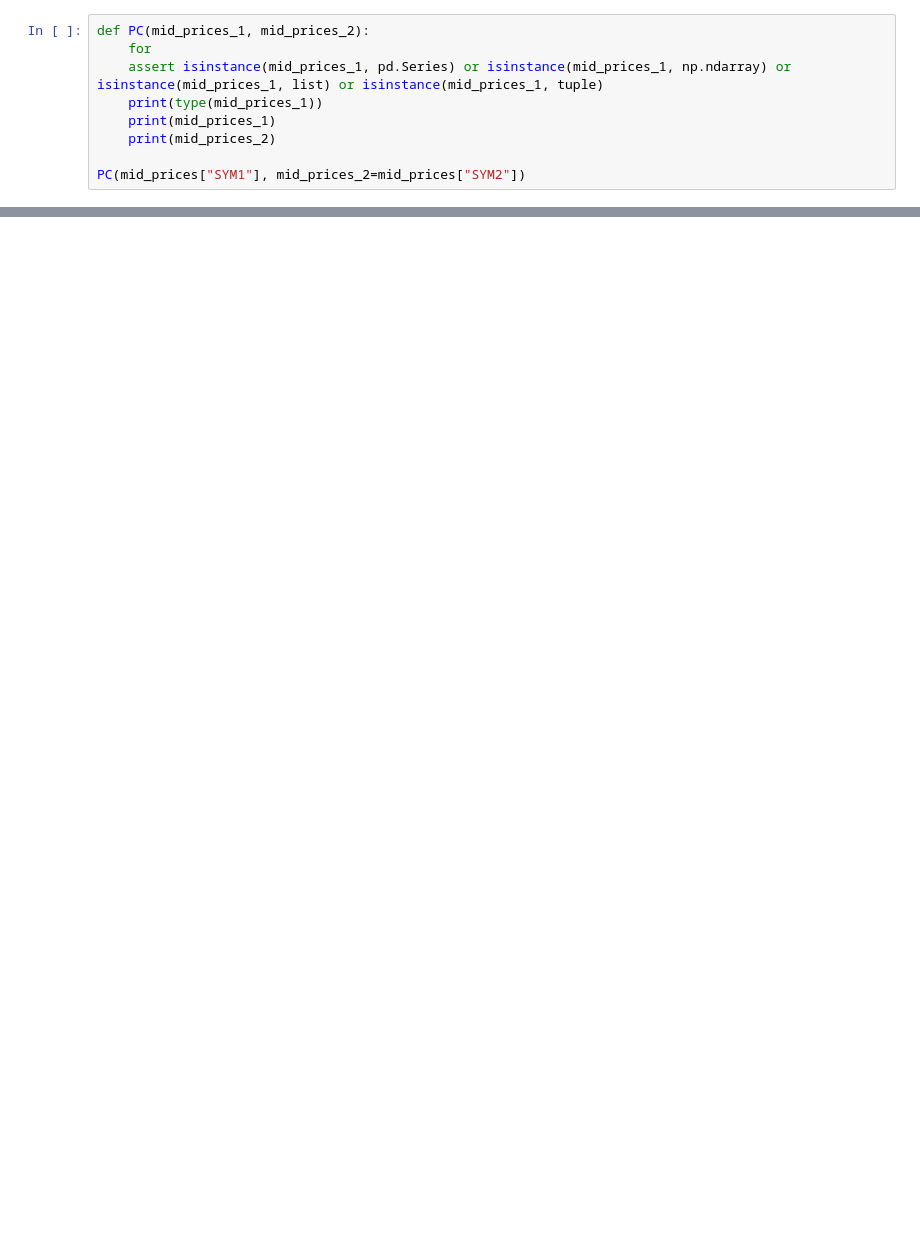
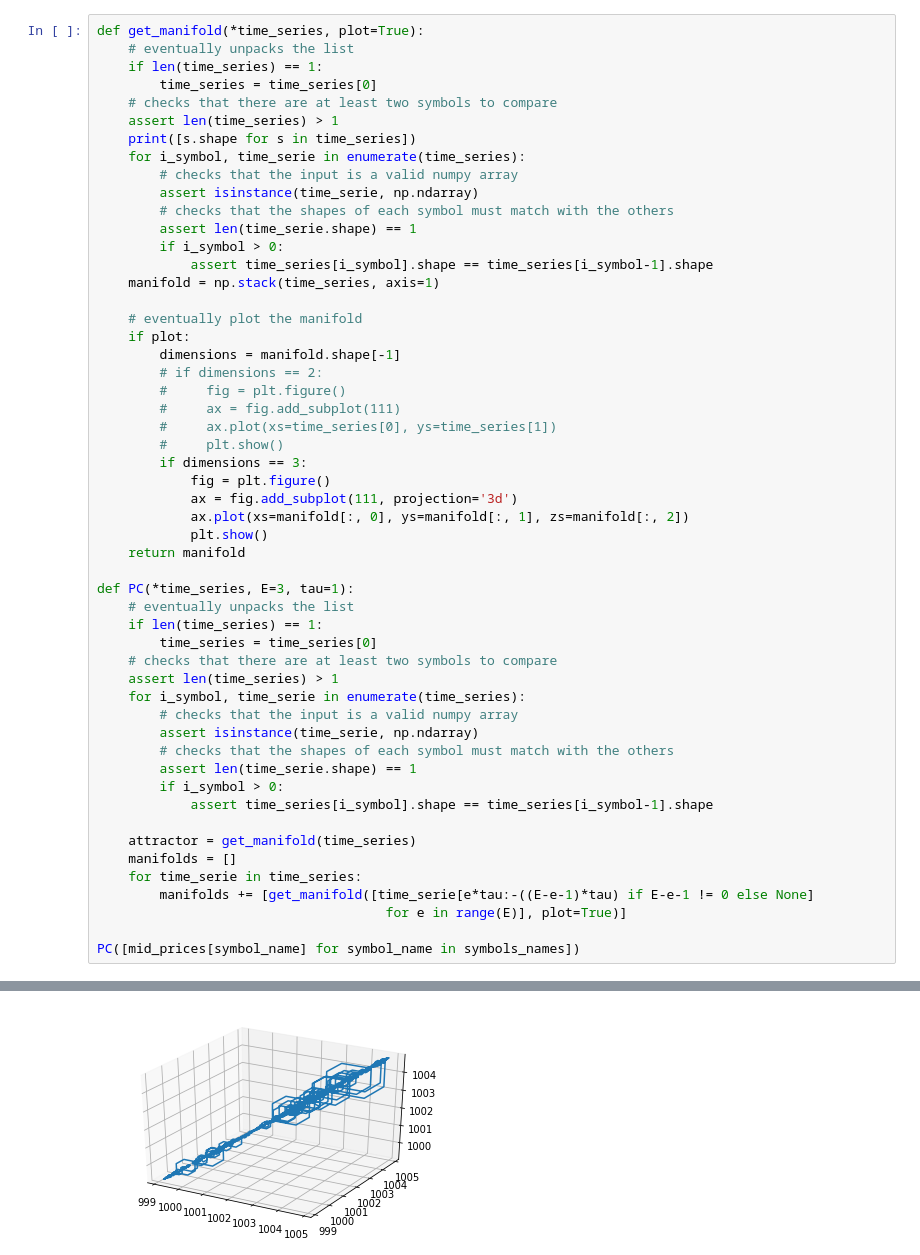
Before and after one commit to rom42pla/ai4t_project, a Jupyter notebook: notebook.ipynb, the cells around one changed output, grey strips where cells are left out. Cells and saved outputs as stored; diff of their text form; blank space fills up the shorter version.

Commit message:
Added code for manifolds

```diff
--- a/notebook.ipynb
+++ b/notebook.ipynb
@@ -61,9 +65,54 @@ AttributeError: 'numpy.ndarray' object has no attribute 'iloc'
-# %%
-def PC(mid_prices_1, mid_prices_2):
-    for
-    assert isinstance(mid_prices_1, pd.Series) or isinstance(mid_prices_1, np.ndarray) or isinstance(mid_prices_1, list) or isinstance(mid_prices_1, tuple)
-    print(type(mid_prices_1))
-    print(mid_prices_1)
-    print(mid_prices_2)
-
-PC(mid_prices["SYM1"], mid_prices_2=mid_prices["SYM2"])
+# %%
+def get_manifold(*time_series, plot=True):
+    # eventually unpacks the list
+    if len(time_series) == 1:
+        time_series = time_series[0]
+    # checks that there are at least two symbols to compare
+    assert len(time_series) > 1
+    print([s.shape for s in time_series])
+    for i_symbol, time_serie in enumerate(time_series):
+        # checks that the input is a valid numpy array
+        assert isinstance(time_serie, np.ndarray)
+        # checks that the shapes of each symbol must match with the others
+        assert len(time_serie.shape) == 1
+        if i_symbol > 0:
+            assert time_series[i_symbol].shape == time_series[i_symbol-1].shape
+    manifold = np.stack(time_series, axis=1)
+
+    # eventually plot the manifold
+    if plot:
+        dimensions = manifold.shape[-1]
+        # if dimensions == 2:
+        #     fig = plt.figure()
+        #     ax = fig.add_subplot(111)
+        #     ax.plot(xs=time_series[0], ys=time_series[1])
+        #     plt.show()
+        if dimensions == 3:
+            fig = plt.figure()
+            ax = fig.add_subplot(111, projection='3d')
+            ax.plot(xs=manifold[:, 0], ys=manifold[:, 1], zs=manifold[:, 2])
+            plt.show()
+    return manifold
+
+def PC(*time_series, E=3, tau=1):
+    # eventually unpacks the list
+    if len(time_series) == 1:
+        time_series = time_series[0]
+    # checks that there are at least two symbols to compare
+    assert len(time_series) > 1
+    for i_symbol, time_serie in enumerate(time_series):
+        # checks that the input is a valid numpy array
+        assert isinstance(time_serie, np.ndarray)
+        # checks that the shapes of each symbol must match with the others
+        assert len(time_serie.shape) == 1
+        if i_symbol > 0:
+            assert time_series[i_symbol].shape == time_series[i_symbol-1].shape
+
+    attractor = get_manifold(time_series)
+    manifolds = []
+    for time_serie in time_series:
+        manifolds += [get_manifold([time_serie[e*tau:-((E-e-1)*tau) if E-e-1 != 0 else None]
+                                     for e in range(E)], plot=True)]
+
+PC([mid_prices[symbol_name] for symbol_name in symbols_names])
+# %% [output]
@@ -69,0 +129 @@ PC(mid_prices["SYM1"], mid_prices_2=mid_prices["SYM2"])
+[figure, added]
```
Also changed, not shown: parts of 4 cells of this notebook.
